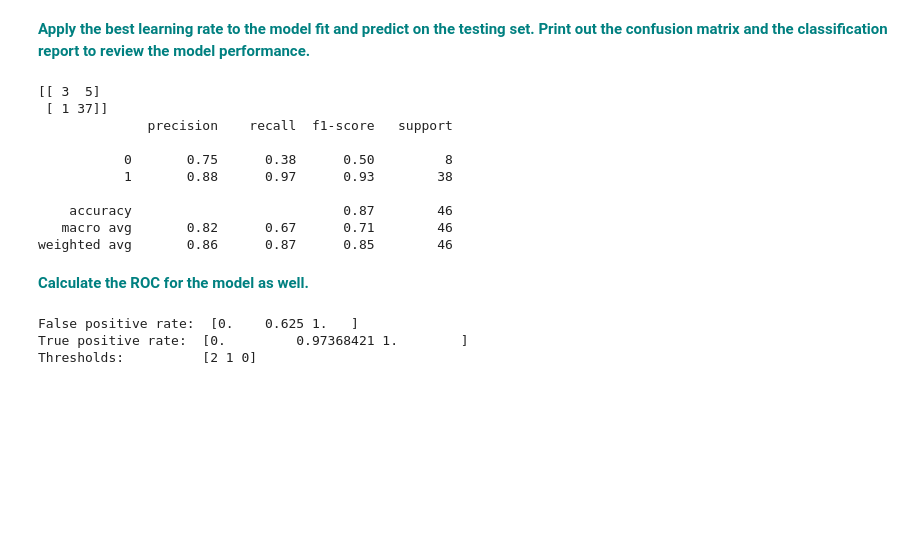
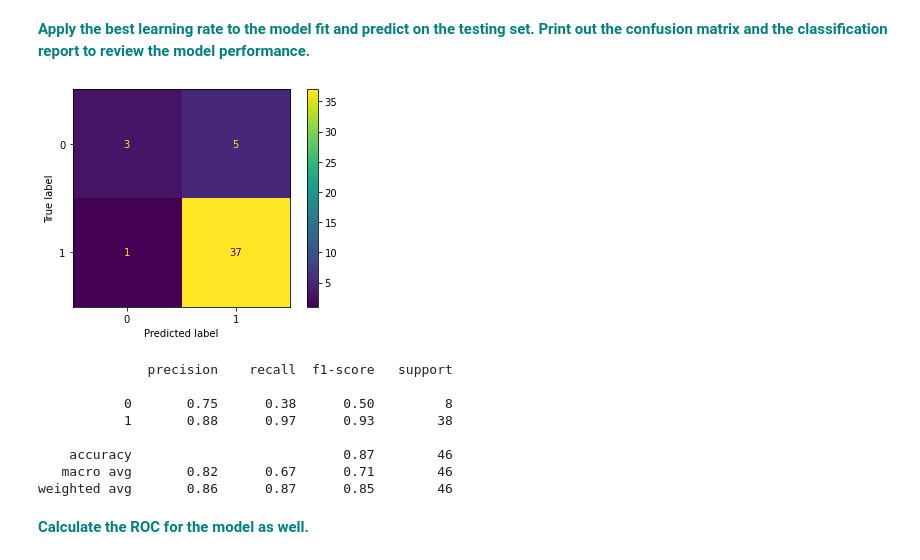
Before and after one commit to josephplpriest/springboard, a Jupyter notebook: case_studies/Gradient_Boosting_Case_Study/Gradient Boosting Case Study[Paul Priest].ipynb, the cells around one changed output. Saved outputs shown, nothing was run; the diff lists cells and outputs as text; code cells hidden in the pictures; blank space fills up the shorter version.

```diff
--- a/case_studies/Gradient_Boosting_Case_Study/Gradient Boosting Case Study[Paul Priest].ipynb
+++ b/case_studies/Gradient_Boosting_Case_Study/Gradient Boosting Case Study[Paul Priest].ipynb
@@ -199,14 +199,15 @@ Accuracy score (validation): 0.804
 # %%
 gb = GradientBoostingClassifier(n_estimators=20, learning_rate = 0.05, max_features=2, max_depth = 2, random_state = 0)
 gb.fit(X_train, y_train)
 y_preds = gb.predict(X_test)
 
-print(confusion_matrix(y_test, y_preds))
-
+cm = confusion_matrix(y_test, y_preds)
+cm_display = ConfusionMatrixDisplay(confusion_matrix=cm, display_labels=gb.classes_)
+cm_display.plot()
+plt.show()
 print(classification_report(y_test, y_preds))
 # %% [output]
+[figure, added]
-[[ 3  5]
- [ 1 37]]
               precision    recall  f1-score   support
 
            0       0.75      0.38      0.50         8
@@ -219,10 +220,3 @@ weighted avg       0.86      0.87      0.85        46
 **<font color='teal'>Calculate the ROC for the model as well.</font>**
 # %%
 fpr, tpr, thresholds = roc_curve(y_test, y_preds)
-print('False positive rate: ', fpr)
-print('True positive rate: ', tpr)
-print('Thresholds:         ', thresholds)
-# %% [output]
-False positive rate:  [0.    0.625 1.   ]
-True positive rate:  [0.         0.97368421 1.        ]
-Thresholds:          [2 1 0]
```
Also changed, not shown: parts of 2 cells of this notebook.
